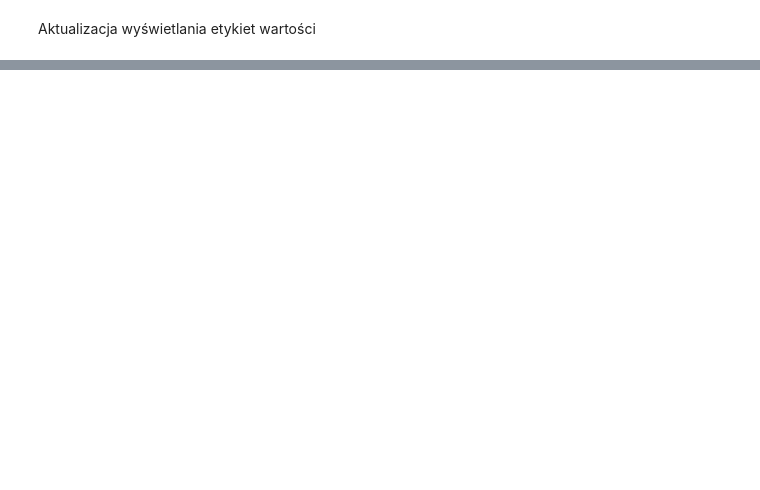
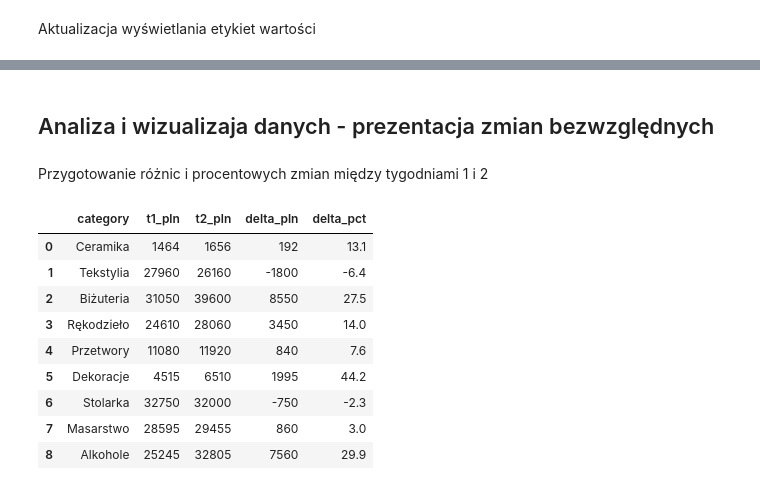
Before and after one commit to imchocoe/DataVisualization, a Jupyter notebook: 01-bar.ipynb, the cells around one changed output, grey strips where cells are left out. Cells and saved outputs as stored; diff of their text form; code cells hidden in the pictures; blank space fills up the shorter version.

```diff
--- a/01-bar.ipynb
+++ b/01-bar.ipynb
@@ -317,0 +318,39 @@ plt.show()
+# %% [markdown]
+## Analiza i wizualizaja danych - prezentacja zmian bezwzględnych
+# %% [markdown]
+Przygotowanie różnic i procentowych zmian między tygodniami 1 i 2
+# %%
+order = CATEGORIES
+t1_revenue_total = t1.set_index("category").loc[order]["revenue_pln"]
+t2_revenue_total = t2.set_index("category").loc[order]["revenue_pln"]
+
+base = t1_revenue_total
+delta = t2_revenue_total - t1_revenue_total
+pct = np.divide(
+    delta,
+    base,
+    out=np.full_like(base, np.nan, dtype=float),
+    where=base!=0
+)*100
+
+t_delta = pd.DataFrame(
+    {
+        "category": order,
+        "t1_pln": t1_revenue_total.astype(int),
+        "t2_pln": t2_revenue_total.astype(int),
+        "delta_pln": delta.astype(int),
+        "delta_pct": np.round(pct, 1)
+    }
+).reset_index(drop=True)
+display(t_delta)
+# %% [output]
+|  | category | t1_pln | t2_pln | delta_pln | delta_pct |
+| 0 | Ceramika | 1464 | 1656 | 192 | 13.1 |
+| 1 | Tekstylia | 27960 | 26160 | -1800 | -6.4 |
+| 2 | Biżuteria | 31050 | 39600 | 8550 | 27.5 |
+| 3 | Rękodzieło | 24610 | 28060 | 3450 | 14.0 |
+| 4 | Przetwory | 11080 | 11920 | 840 | 7.6 |
+| 5 | Dekoracje | 4515 | 6510 | 1995 | 44.2 |
+| 6 | Stolarka | 32750 | 32000 | -750 | -2.3 |
+| 7 | Masarstwo | 28595 | 29455 | 860 | 3.0 |
+| 8 | Alkohole | 25245 | 32805 | 7560 | 29.9 |
```
Also changed, not shown: parts of 20 cells of this notebook.
